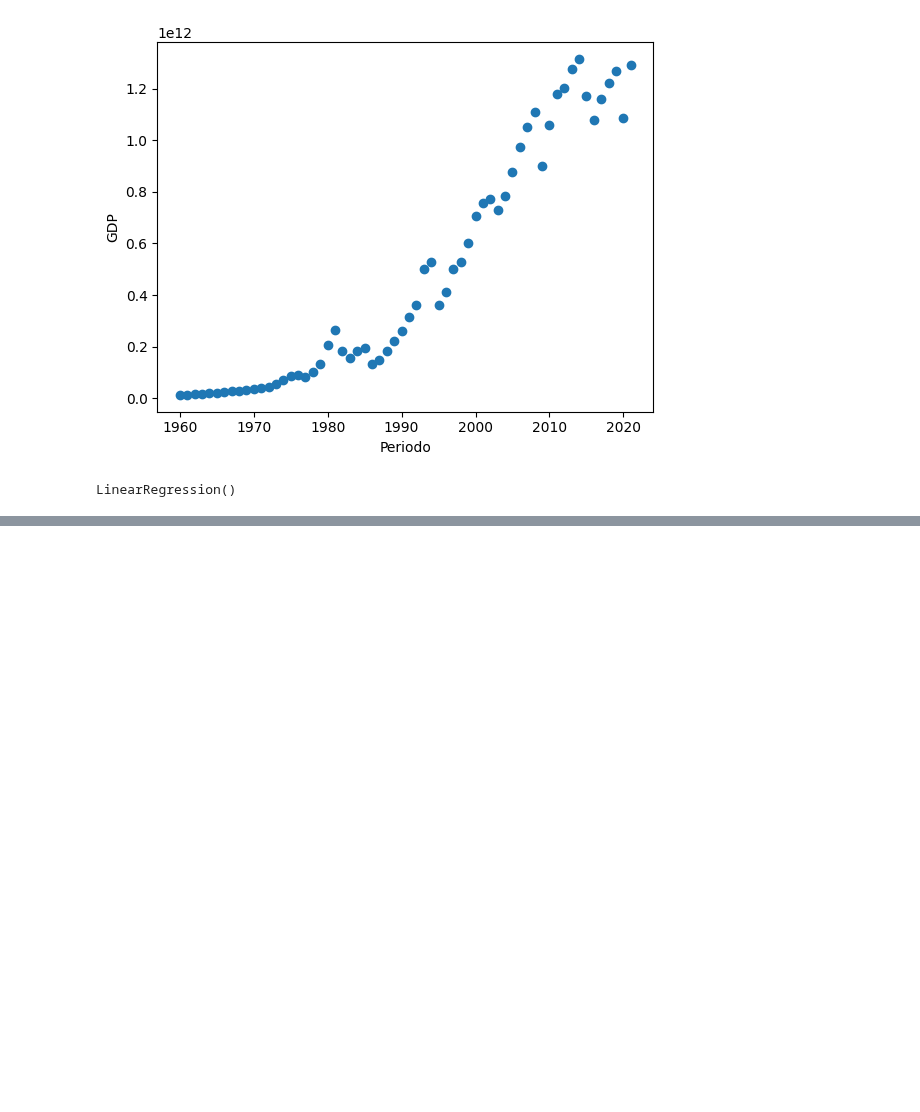
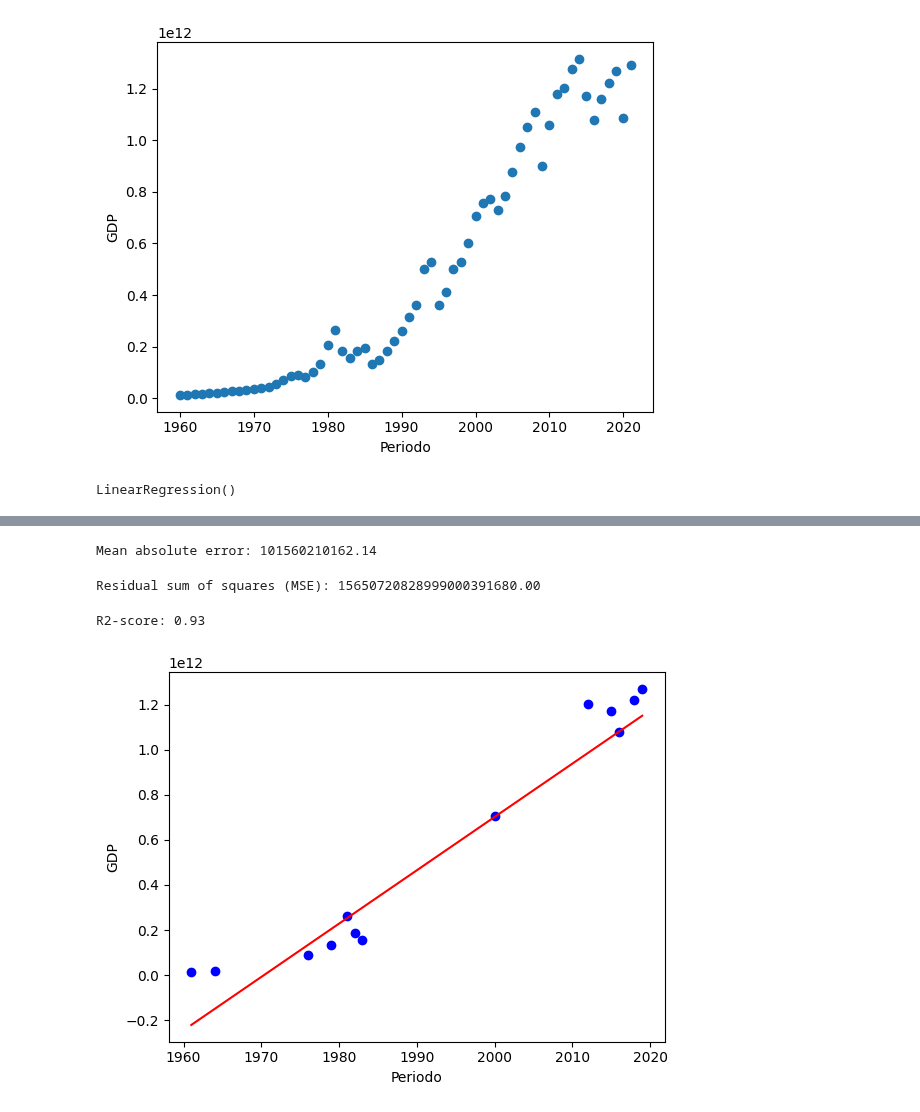
Before and after one commit to Benmaza/Benmaza, a Jupyter notebook: EBAC/Tareas/prueba2tarea19.ipynb, the cells around one changed output, grey strips where cells are left out. Cells and saved outputs as stored; diff of their text form; code cells hidden in the pictures; blank space fills up the shorter version.

```diff
--- a/EBAC/Tareas/prueba2tarea19.ipynb
+++ b/EBAC/Tareas/prueba2tarea19.ipynb
@@ -128,0 +147,20 @@ array([[-1.57770669e+11],
+# %%
+print("Mean absolute error: %.2f" % np.mean(np.absolute(test_y_hat - test_y)))
+# %% [output]
+Mean absolute error: 101560210162.14
+# %%
+print("Residual sum of squares (MSE): %.2f" % np.mean((test_y_hat - test_y) ** 2))
+# %% [output]
+Residual sum of squares (MSE): 15650720828999000391680.00
+# %%
+print("R2-score: %.2f" % r2_score(test_y_hat , test_y) )
+# %% [output]
+R2-score: 0.93
+# %%
+plt.scatter(test.Periodo, test.GDP,  color='blue')
+plt.plot(test_x, regr.coef_[0][0]*test_x + regr.intercept_[0], '-r')
+plt.xlabel("Periodo")
+plt.ylabel("GDP")
+plt.show()
+# %% [output]
+[figure, added]
```
Also changed, not shown: parts of 6 cells of this notebook, 1 other file.
